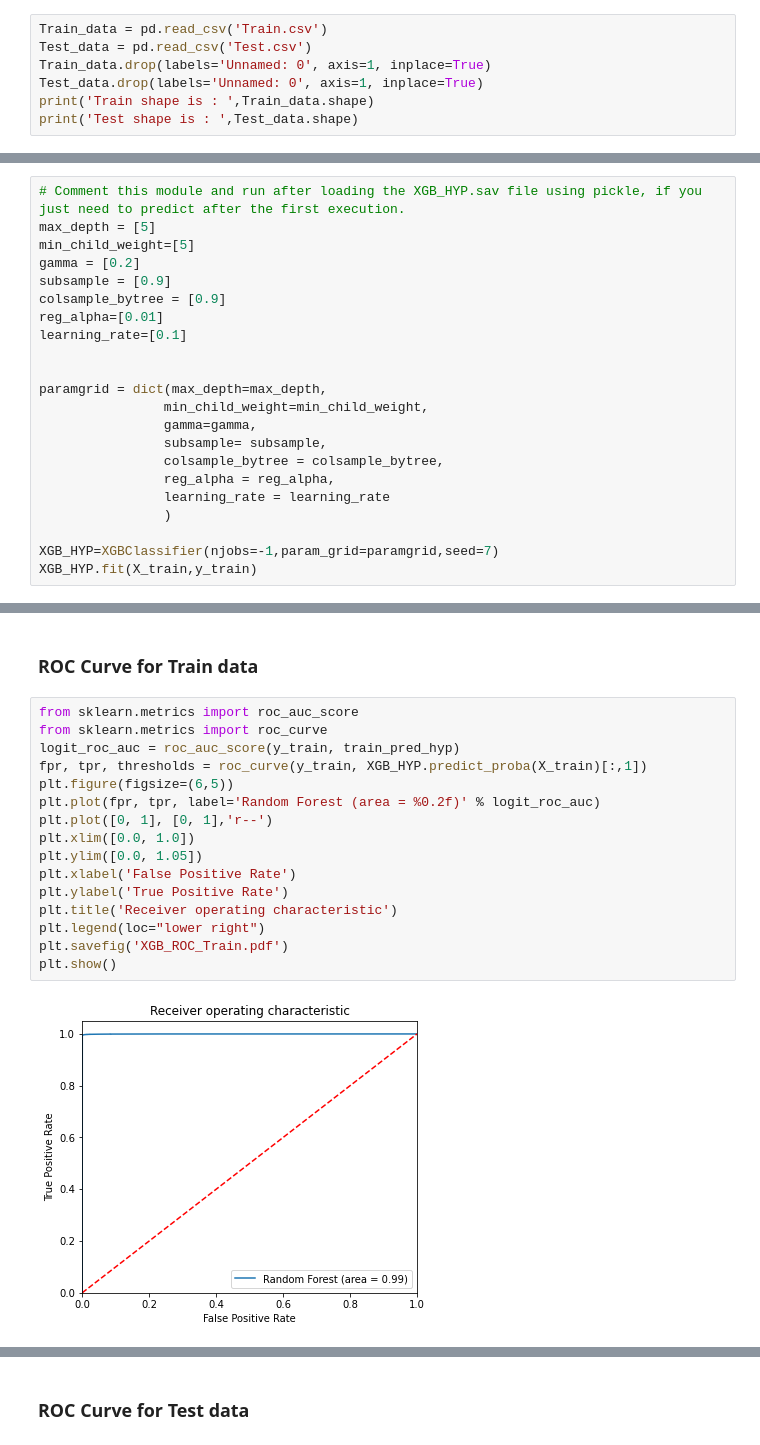
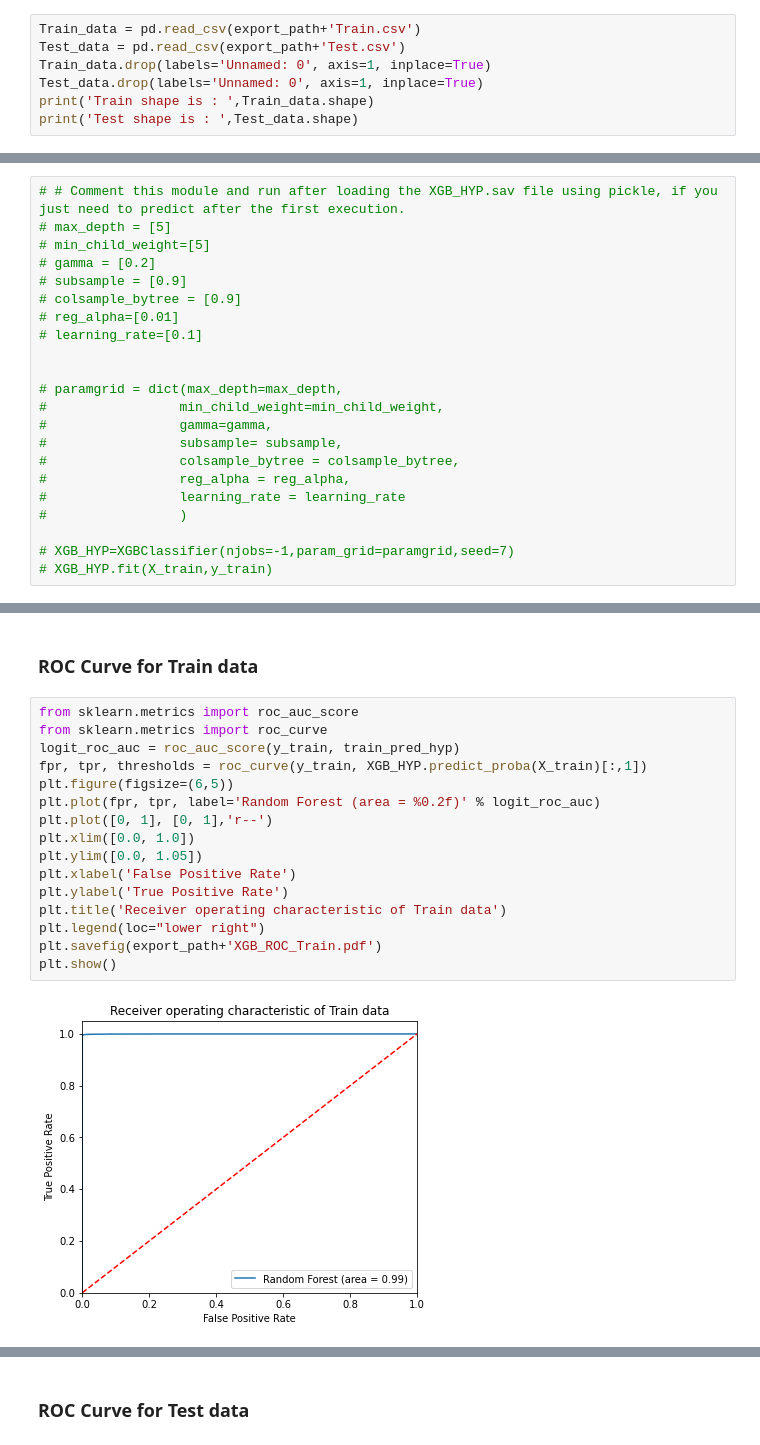
Before and after one commit to madhavan2907/Loan_Default_prediction, a Jupyter notebook: Model/Modelling.ipynb, the cells around one changed output, grey strips where cells are left out. Saved outputs shown, nothing was run; the diff lists cells and outputs as text.

```diff
--- a/Model/Modelling.ipynb
+++ b/Model/Modelling.ipynb
@@ -29,8 +49,8 @@ Files written to local successfully
 Train shape is :  (626030, 128)
 Test shape is :  (221001, 128)
 # %%
-Train_data = pd.read_csv('Train.csv')
-Test_data = pd.read_csv('Test.csv')
+Train_data = pd.read_csv(export_path+'Train.csv')
+Test_data = pd.read_csv(export_path+'Test.csv')
 Train_data.drop(labels='Unnamed: 0', axis=1, inplace=True)
 Test_data.drop(labels='Unnamed: 0', axis=1, inplace=True)
 print('Train shape is : ',Train_data.shape)
@@ -473,24 +493,24 @@ O/P of the grid search:
 # %% [markdown]
 ### Running a new XGB model with the parameters we grid searched
 # %%
-# Comment this module and run after loading the XGB_HYP.sav file using pickle, if you just need to predict after the first execution.
-max_depth = [5]
-min_child_weight=[5]
-gamma = [0.2]
-subsample = [0.9]
-colsample_bytree = [0.9]
-reg_alpha=[0.01]
-learning_rate=[0.1]
+# # Comment this module and run after loading the XGB_HYP.sav file using pickle, if you just need to predict after the first execution.
+# max_depth = [5]
+# min_child_weight=[5]
+# gamma = [0.2]
+# subsample = [0.9]
+# colsample_bytree = [0.9]
+# reg_alpha=[0.01]
+# learning_rate=[0.1]
 
 
-paramgrid = dict(max_depth=max_depth,
-                min_child_weight=min_child_weight,
-                gamma=gamma,
-                subsample= subsample,
-                colsample_bytree = colsample_bytree,
-                reg_alpha = reg_alpha,
-                learning_rate = learning_rate
-                )
+# paramgrid = dict(max_depth=max_depth,
+#                 min_child_weight=min_child_weight,
+#                 gamma=gamma,
+#                 subsample= subsample,
+#                 colsample_bytree = colsample_bytree,
+#                 reg_alpha = reg_alpha,
+#                 learning_rate = learning_rate
+#                 )
 
-XGB_HYP=XGBClassifier(njobs=-1,param_grid=paramgrid,seed=7)
-XGB_HYP.fit(X_train,y_train)
+# XGB_HYP=XGBClassifier(njobs=-1,param_grid=paramgrid,seed=7)
+# XGB_HYP.fit(X_train,y_train)
@@ -562,21 +574,21 @@ weighted avg       1.00      1.00      1.00    626030
 # %%
 from sklearn.metrics import roc_auc_score
 from sklearn.metrics import roc_curve
 logit_roc_auc = roc_auc_score(y_train, train_pred_hyp)
 fpr, tpr, thresholds = roc_curve(y_train, XGB_HYP.predict_proba(X_train)[:,1])
 plt.figure(figsize=(6,5))
 plt.plot(fpr, tpr, label='Random Forest (area = %0.2f)' % logit_roc_auc)
 plt.plot([0, 1], [0, 1],'r--')
 plt.xlim([0.0, 1.0])
 plt.ylim([0.0, 1.05])
 plt.xlabel('False Positive Rate')
 plt.ylabel('True Positive Rate')
-plt.title('Receiver operating characteristic')
+plt.title('Receiver operating characteristic of Train data')
 plt.legend(loc="lower right")
-plt.savefig('XGB_ROC_Train.pdf')
+plt.savefig(export_path+'XGB_ROC_Train.pdf')
 plt.show()
 # %% [output]
-[figure, old version]
+[figure, new version]
 # %%
 from sklearn.metrics import confusion_matrix
 %time test_pred_hyp = XGB_HYP.predict(X_test)
```
Also changed, not shown: parts of 26 cells of this notebook.
